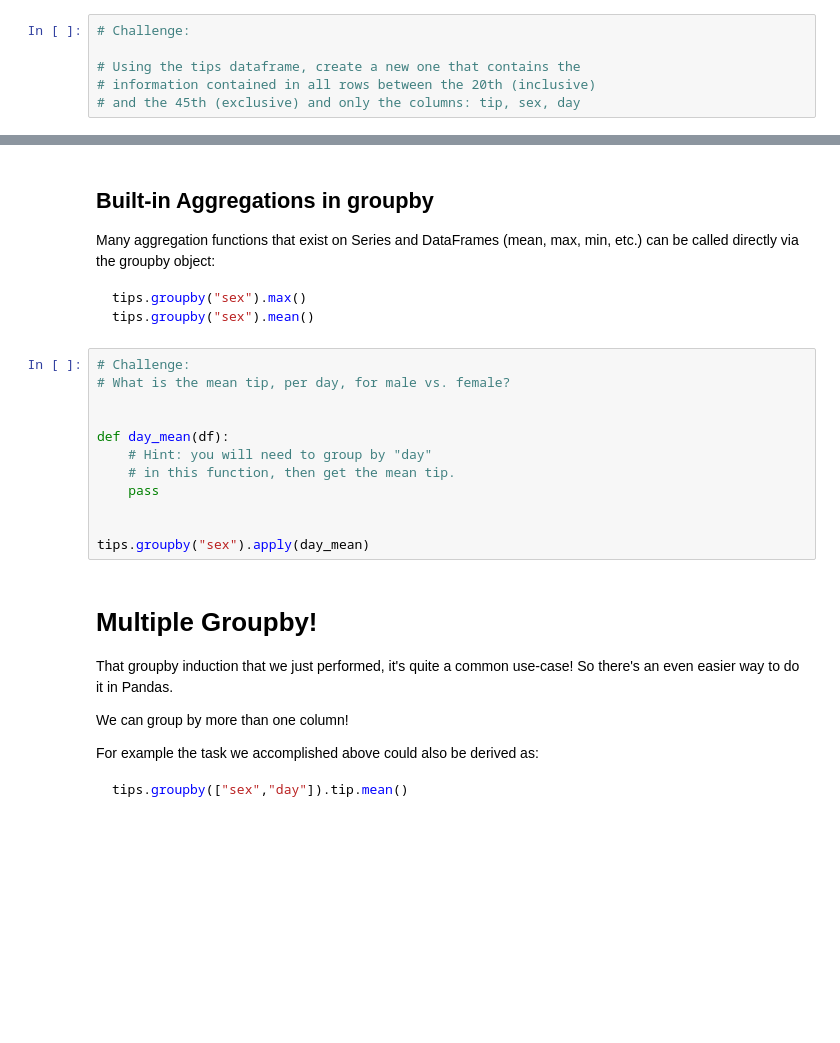
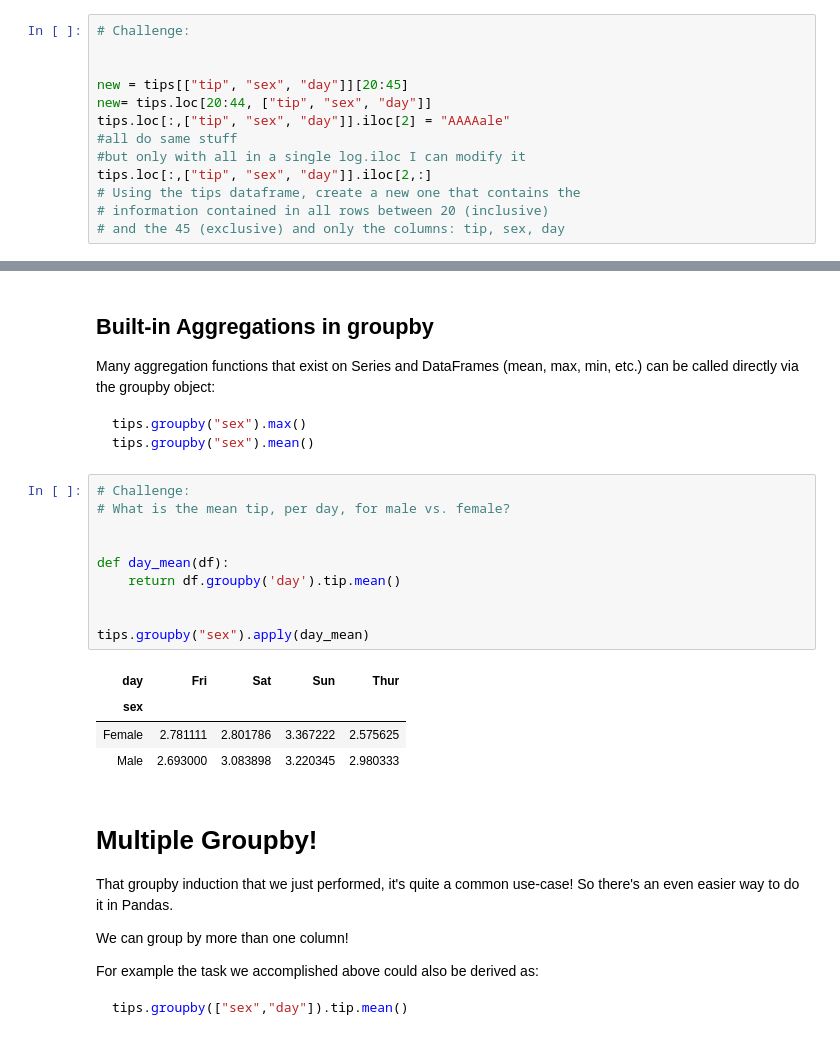
Before and after one commit to bgsedatascience/module-intro-to-pandas, a Jupyter notebook: pandas.ipynb, the cells around one changed output, grey strips where cells are left out. Cells and saved outputs as stored; diff of their text form; blank space fills up the shorter version.

```diff
--- a/pandas.ipynb
+++ b/pandas.ipynb
@@ -401,6 +498,13 @@ tips.iloc[[1,3], 2:]
 # %%
 # Challenge:
 
+
+new = tips[["tip", "sex", "day"]][20:45]
+new= tips.loc[20:44, ["tip", "sex", "day"]]
+tips.loc[:,["tip", "sex", "day"]].iloc[2] = "AAAAale"
+#all do same stuff
+#but only with all in a single log.iloc I can modify it
+tips.loc[:,["tip", "sex", "day"]].iloc[2,:]
 # Using the tips dataframe, create a new one that contains the
-# information contained in all rows between the 20th (inclusive)
-# and the 45th (exclusive) and only the columns: tip, sex, day
+# information contained in all rows between 20 (inclusive)
+# and the 45 (exclusive) and only the columns: tip, sex, day
@@ -506,15 +674,18 @@ tips.groupby("sex").mean()
 # %%
 # Challenge:
 # What is the mean tip, per day, for male vs. female?
 
 
 def day_mean(df):
-    # Hint: you will need to group by "day"
-    # in this function, then get the mean tip.
-    pass
+    return df.groupby('day').tip.mean()
 
 
 tips.groupby("sex").apply(day_mean)
+# %% [output]
+| day | Fri | Sat | Sun | Thur |
+| sex |  |  |  |  |
+| Female | 2.781111 | 2.801786 | 3.367222 | 2.575625 |
+| Male | 2.693000 | 3.083898 | 3.220345 | 2.980333 |
 # %% [markdown]
 
 # Multiple Groupby!
```
Also changed, not shown: parts of 37 cells of this notebook.
